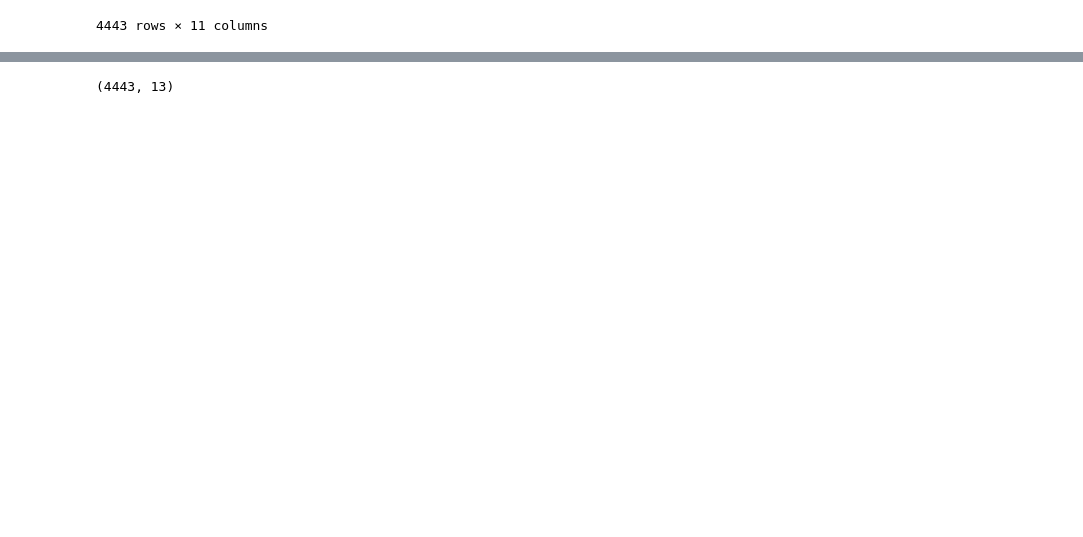
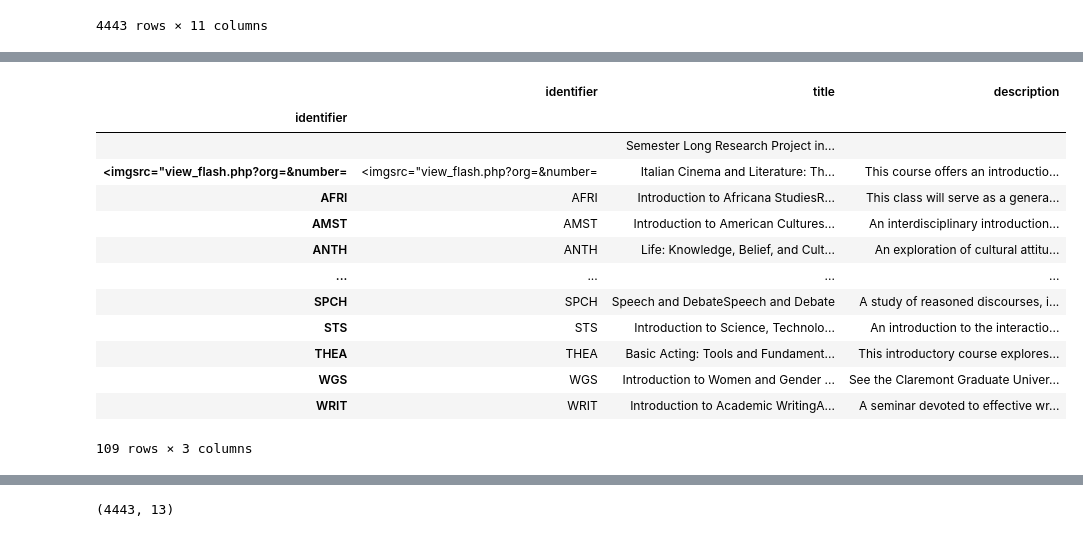
Before and after one commit to p-ai-org/p-recommender, a Jupyter notebook: data-science/rachel.ipynb, the cells around one changed output, grey strips where cells are left out. Saved outputs shown, nothing was run; the diff lists cells and outputs as text; code cells hidden in the pictures; blank space fills up the shorter version.

```diff
--- a/data-science/rachel.ipynb
+++ b/data-science/rachel.ipynb
@@ -41,0 +60,19 @@ data
+# %%
+agg_functions = {'identifier': 'first', 'title':'sum', 'description': 'sum'}
+data_major = data.groupby(data['identifier']).aggregate(agg_functions)
+data_major
+# %% [output]
+|  | identifier | title | description |
+| identifier |  |  |  |
+|  |  | Semester Long Research Project in... |  |
+| <imgsrc="view_flash.php?org=&number= | <imgsrc="view_flash.php?org=&number= | Italian Cinema and Literature: Th... | This course offers an introductio... |
+| AFRI | AFRI | Introduction to Africana StudiesR... | This class will serve as a genera... |
+| AMST | AMST | Introduction to American Cultures... | An interdisciplinary introduction... |
+| ANTH | ANTH | Life: Knowledge, Belief, and Cult... | An exploration of cultural attitu... |
+| ... | ... | ... | ... |
+| SPCH | SPCH | Speech and DebateSpeech and Debate | A study of reasoned discourses, i... |
+| STS | STS | Introduction to Science, Technolo... | An introduction to the interactio... |
+| THEA | THEA | Basic Acting: Tools and Fundament... | This introductory course explores... |
+| WGS | WGS | Introduction to Women and Gender ... | See the Claremont Graduate Univer... |
+| WRIT | WRIT | Introduction to Academic WritingA... | A seminar devoted to effective wr... |
+109 rows × 3 columns
```
Also changed, not shown: parts of 11 cells of this notebook.
